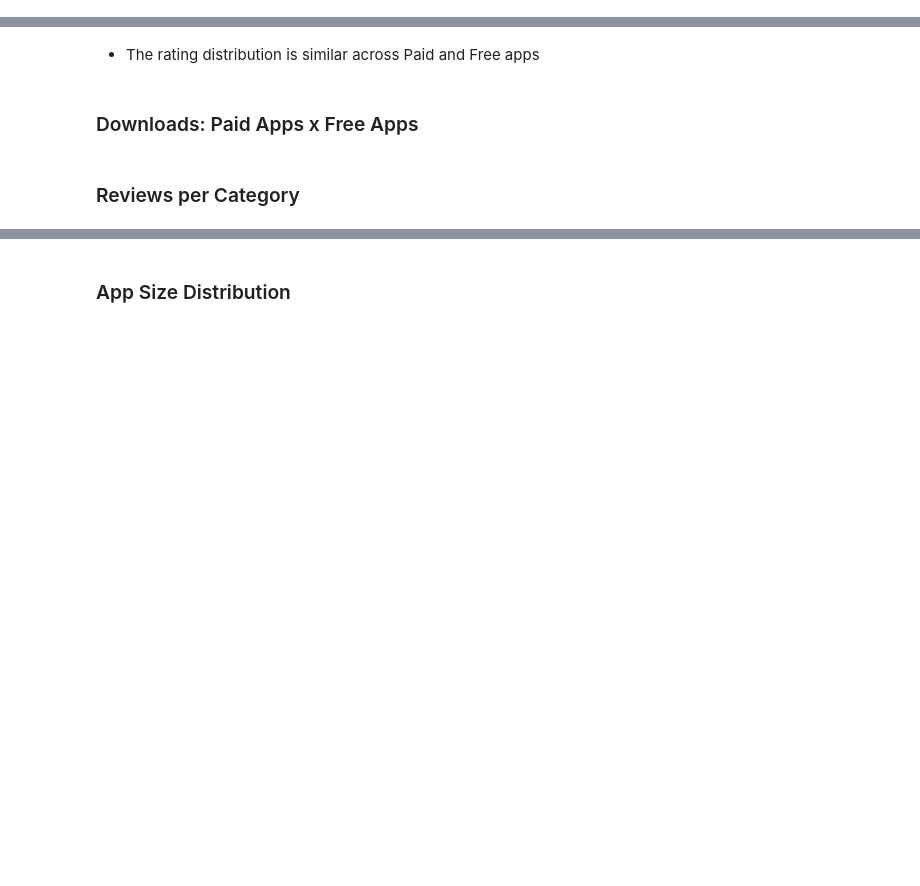
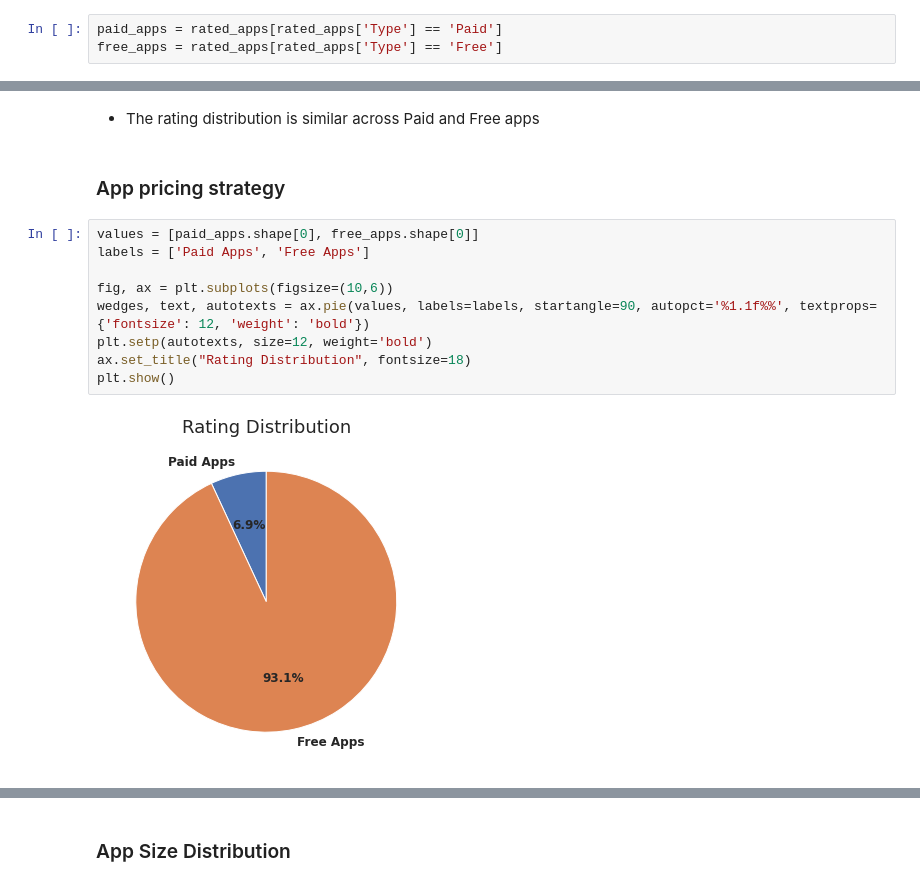
Before and after one commit to kimurarh/googleplay-analysis, a Jupyter notebook: Google-Play-Store-Analysis.ipynb, the cells around one changed output, grey strips where cells are left out. Saved outputs shown, nothing was run; the diff lists cells and outputs as text; blank space fills up the shorter version.

Commit message:
Data Visualization: app pricing strategy

```diff
--- a/Google-Play-Store-Analysis.ipynb
+++ b/Google-Play-Store-Analysis.ipynb
@@ -384,4 +384,7 @@ plt.show()
 * The rating distribution is similar across the 3 most common app categories
 # %% [markdown]
 ### Rating Distribution (Paid Apps x Free Apps)
+# %%
+paid_apps = rated_apps[rated_apps['Type'] == 'Paid']
+free_apps = rated_apps[rated_apps['Type'] == 'Free']
 # %%
@@ -401,6 +401,15 @@ plt.show()
 # %% [markdown]
 * The rating distribution is similar across Paid and Free apps
 # %% [markdown]
-### Downloads: Paid Apps x Free Apps
+### App pricing strategy
-# %% [markdown]
-### Reviews per Category
+# %%
+values = [paid_apps.shape[0], free_apps.shape[0]]
+labels = ['Paid Apps', 'Free Apps']
+
+fig, ax = plt.subplots(figsize=(10,6))
+wedges, text, autotexts = ax.pie(values, labels=labels, startangle=90, autopct='%1.1f%%', textprops={'fontsize': 12, 'weight': 'bold'})
+plt.setp(autotexts, size=12, weight='bold')
+ax.set_title("Rating Distribution", fontsize=18)
+plt.show()
+# %% [output]
+[figure, added]
```
Also changed, not shown: parts of 7 cells of this notebook.
